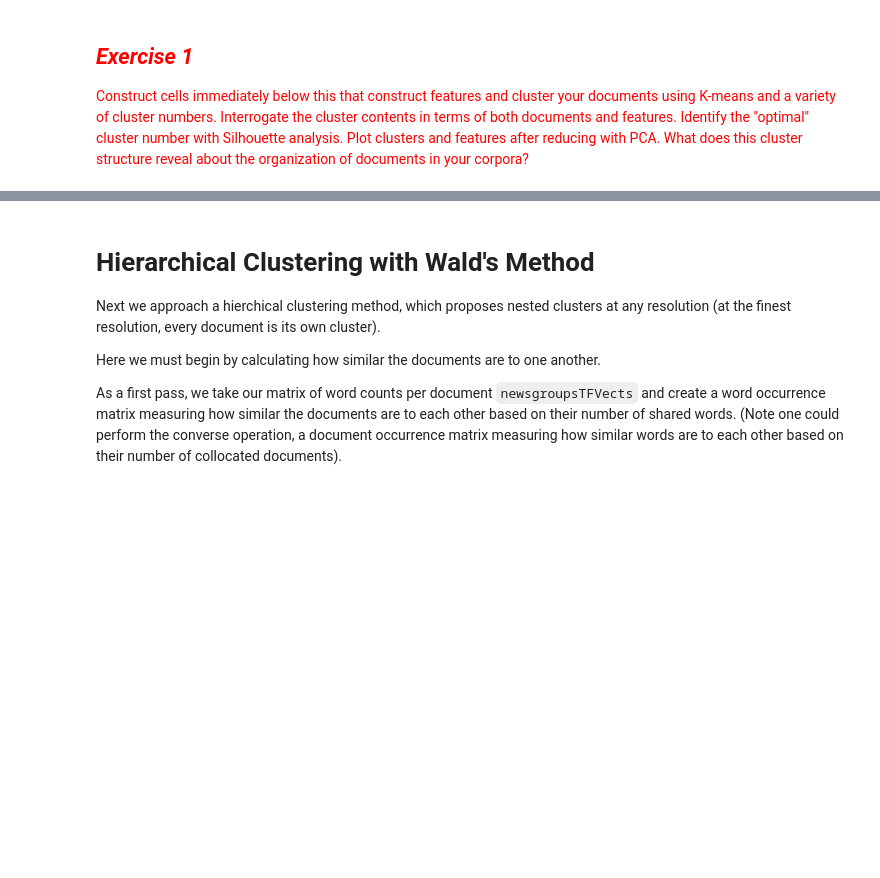
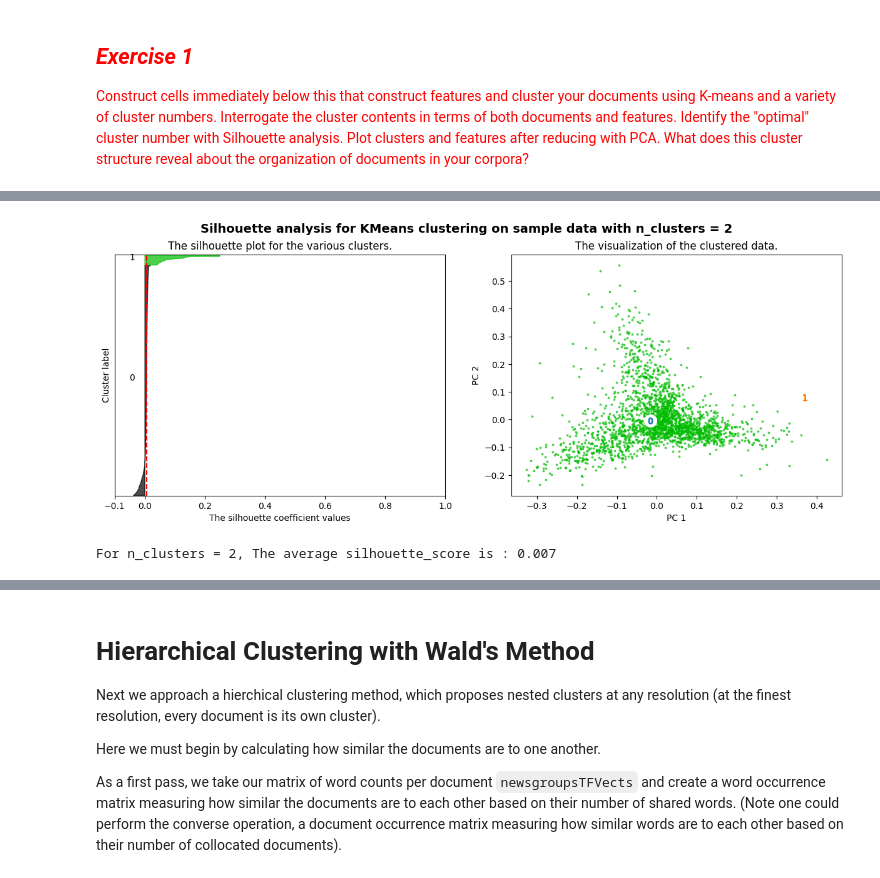
Before and after one commit to h-karyn/ComputationalContentAnalysis, a Jupyter notebook: python_notebooks/hw3/3_Topic_Modeling_and_Clustering.ipynb, the cells around one changed output, grey strips where cells are left out. Cells and saved outputs as stored; diff of their text form; code cells hidden in the pictures; blank space fills up the shorter version.

```diff
--- a/python_notebooks/hw3/3_Topic_Modeling_and_Clustering.ipynb
+++ b/python_notebooks/hw3/3_Topic_Modeling_and_Clustering.ipynb
@@ -631,0 +645,26 @@ profile = pandas.read_csv("../../data/okcupid_profiles.csv")
+# %%
+# get essays about occupation
+occupation_essay = profile['essay1']
+
+# remove nan
+occupation_essay = occupation_essay.dropna(axis=0, how='any')
+
+# let take 5000 samples
+occupation_essay = occupation_essay.sample(n=5000, random_state=1)
+# %%
+occupationTFVectorizer = sklearn.feature_extraction.text.TfidfVectorizer(max_df=0.6,  # Using a proportional value here
+    min_df=3,  # Keeping this the same, but you can try 1 if the issue persists
+    stop_words='english',
+    norm='l2')
+
+# fit transform on the column names 'essay1'
+occupationVects = occupationTFVectorizer.fit_transform(occupation_essay)
+# %%
+PCA = sklearn.decomposition.PCA
+pca = PCA(n_components = 2).fit(occupationVects.toarray())
+
+X = occupationVects.toarray()
+plotSilhouette(2, X)
+# %% [output]
+[figure, added]
+For n_clusters = 2, The average silhouette_score is : 0.007
```
Also changed, not shown: parts of 38 cells of this notebook.
